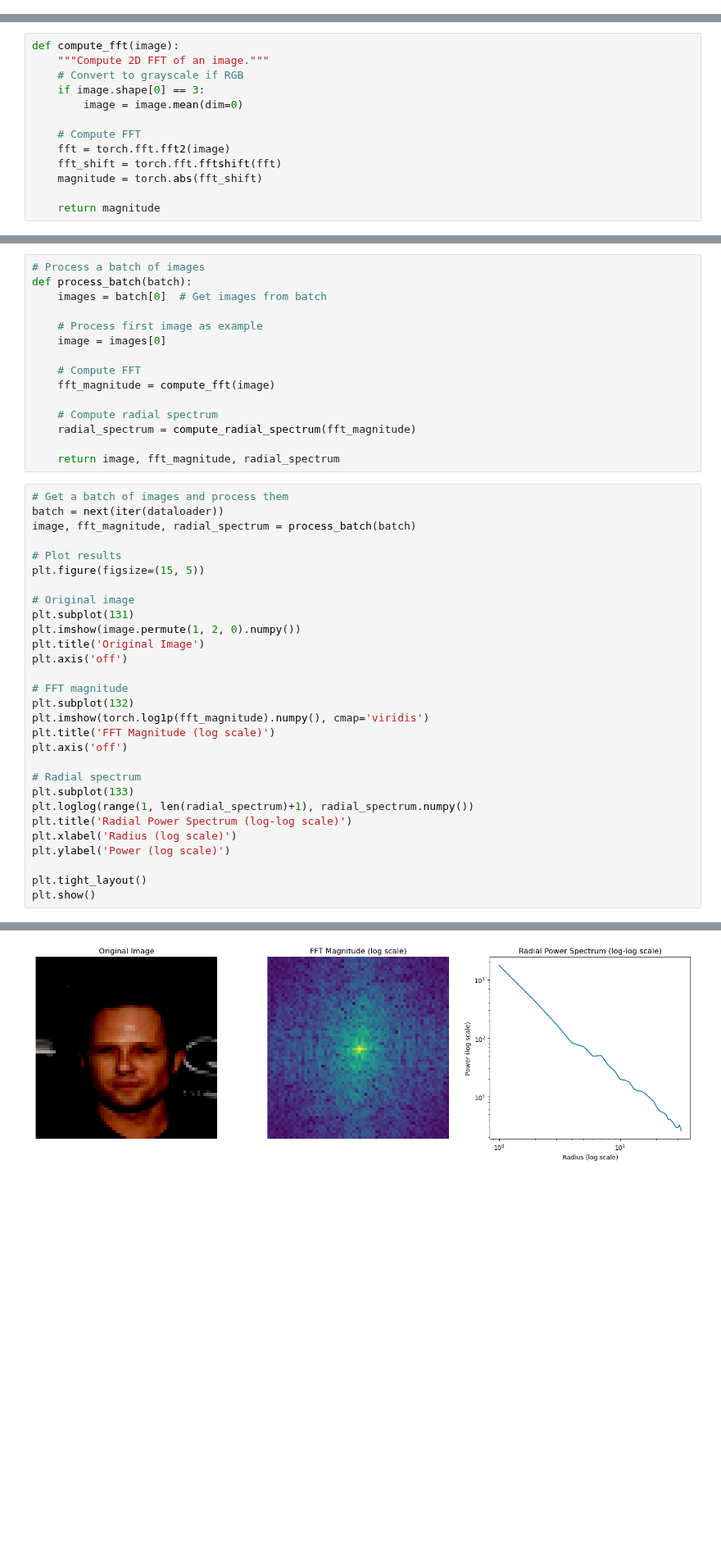
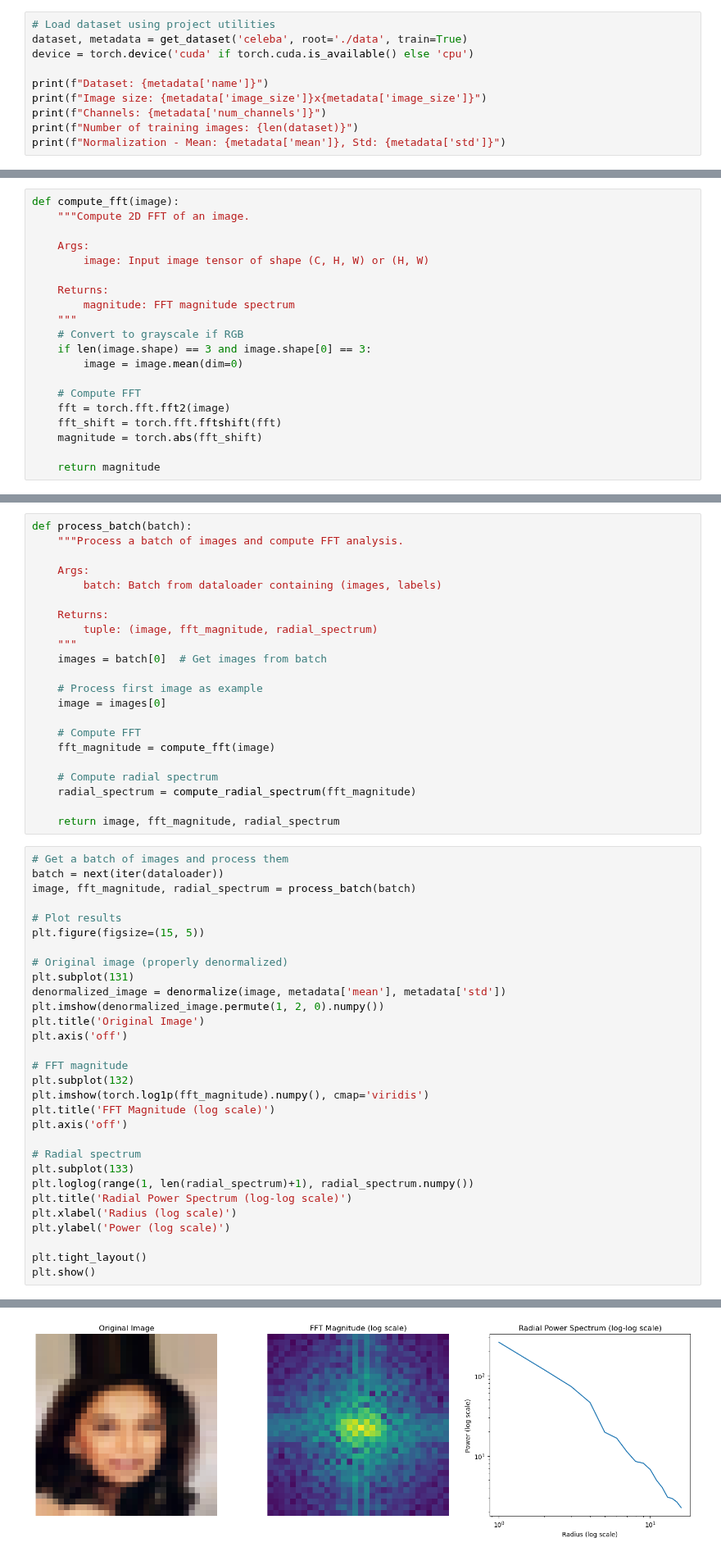
Before and after one commit to henhen724/convolutional_diffusion, a Jupyter notebook: notebooks/real_image_spectra.ipynb, the cells around one changed output, grey strips where cells are left out. Shown at 82% size. Saved outputs shown, nothing was run; the diff lists cells and outputs as text; blank space fills up the shorter version.

Commit message:
Update to image spectrum analysis

```diff
--- a/notebooks/real_image_spectra.ipynb
+++ b/notebooks/real_image_spectra.ipynb
@@ -53,0 +16,10 @@ To: c:\Users\henhen724\Desktop\LabNotebooks\learning_diffusion_models\data\celeb
+# %%
+# Load dataset using project utilities
+dataset, metadata = get_dataset('celeba', root='./data', train=True)
+device = torch.device('cuda' if torch.cuda.is_available() else 'cpu')
+
+print(f"Dataset: {metadata['name']}")
+print(f"Image size: {metadata['image_size']}x{metadata['image_size']}")
+print(f"Channels: {metadata['num_channels']}")
+print(f"Number of training images: {len(dataset)}")
+print(f"Normalization - Mean: {metadata['mean']}, Std: {metadata['std']}")
@@ -54,8 +66,15 @@ To: c:\Users\henhen724\Desktop\LabNotebooks\learning_diffusion_models\data\celeb
 # %%
 def compute_fft(image):
-    """Compute 2D FFT of an image."""
+    """Compute 2D FFT of an image.
+
+    Args:
+        image: Input image tensor of shape (C, H, W) or (H, W)
+
+    Returns:
+        magnitude: FFT magnitude spectrum
+    """
     # Convert to grayscale if RGB
-    if image.shape[0] == 3:
+    if len(image.shape) == 3 and image.shape[0] == 3:
         image = image.mean(dim=0)
 
     # Compute FFT
@@ -90,8 +109,15 @@ def compute_radial_spectrum(magnitude):
 
     return radial_spectrum
 # %%
-# Process a batch of images
 def process_batch(batch):
+    """Process a batch of images and compute FFT analysis.
+
+    Args:
+        batch: Batch from dataloader containing (images, labels)
+
+    Returns:
+        tuple: (image, fft_magnitude, radial_spectrum)
+    """
     images = batch[0]  # Get images from batch
 
     # Process first image as example
@@ -112,9 +138,10 @@ image, fft_magnitude, radial_spectrum = process_batch(batch)
 # Plot results
 plt.figure(figsize=(15, 5))
 
-# Original image
+# Original image (properly denormalized)
 plt.subplot(131)
-plt.imshow(image.permute(1, 2, 0).numpy())
+denormalized_image = denormalize(image, metadata['mean'], metadata['std'])
+plt.imshow(denormalized_image.permute(1, 2, 0).numpy())
 plt.title('Original Image')
 plt.axis('off')
 
@@ -138,2 +164,2 @@ Clipping input data to the valid range for imshow with RGB data ([0..1] for floa
-[figure, old version]
+[figure, new version]
 # %%
```
Also changed, not shown: parts of 22 cells of this notebook, 8 other files.
